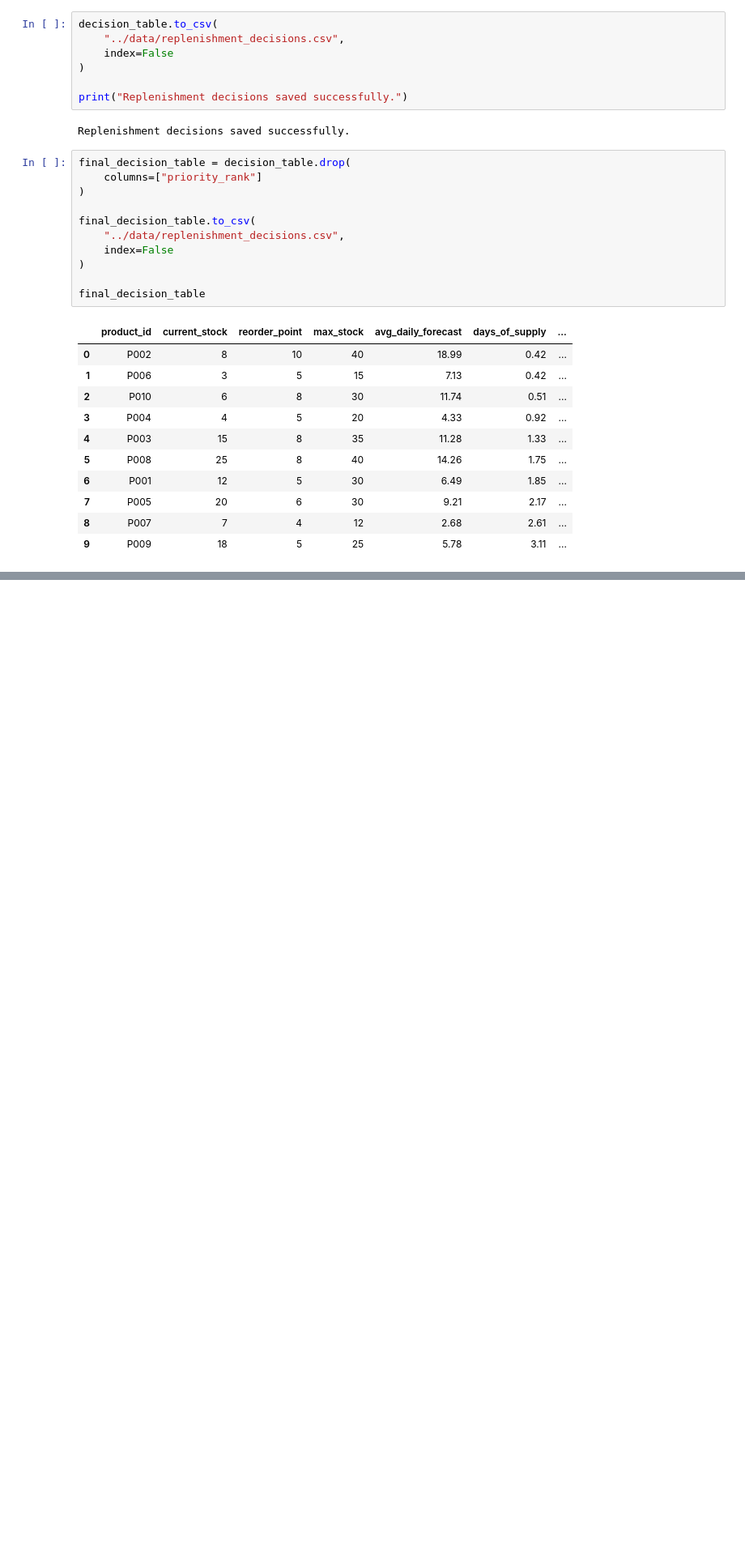
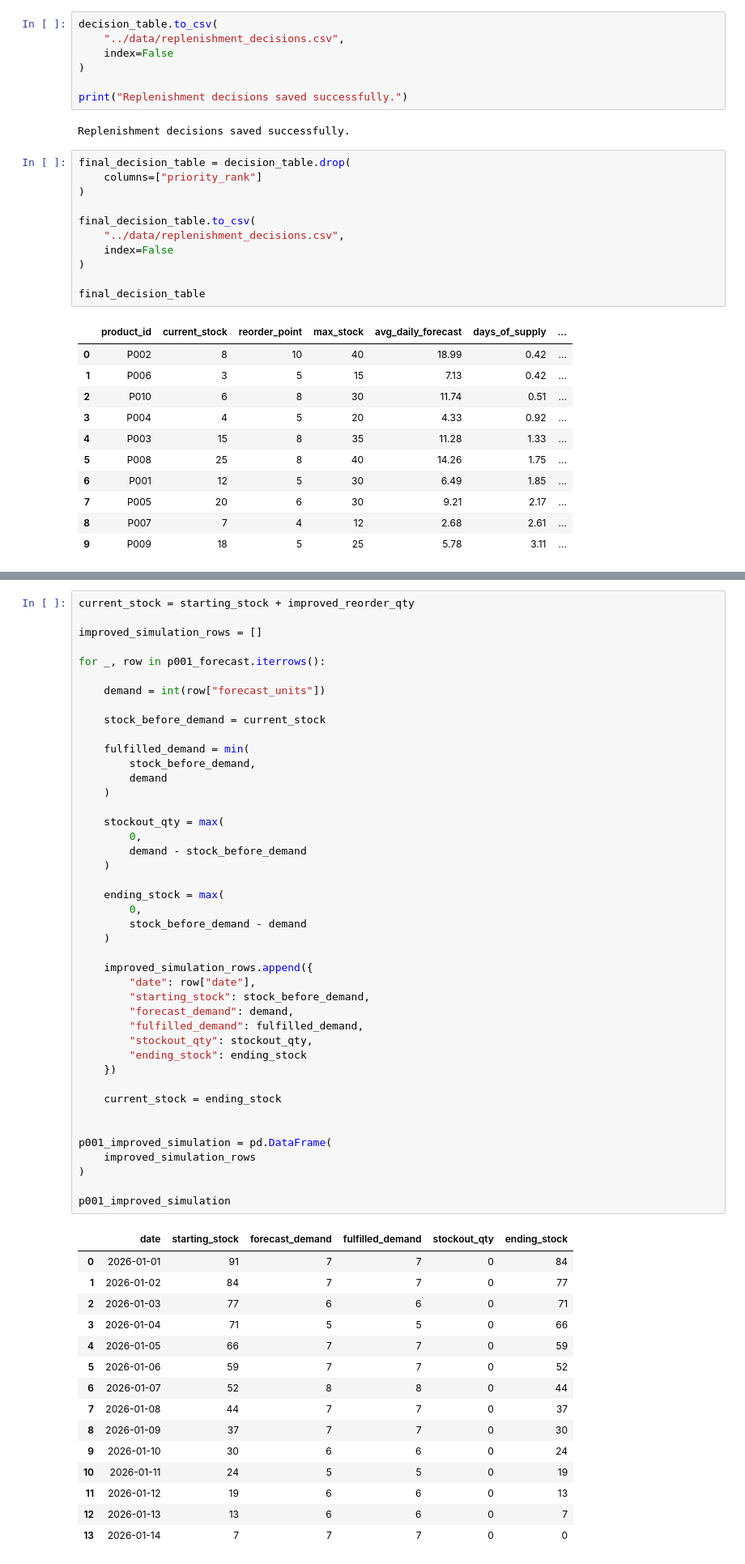
Before and after one commit to youcy03/ai-warehouse-digital-twin, a Jupyter notebook: notebooks/03_demand_forecasting.ipynb, the cells around one changed output, grey strips where cells are left out. Shown at 81% size. Drawn from its saved outputs; the diff is of its cells as text; blank space fills up the shorter version.

```diff
--- a/notebooks/03_demand_forecasting.ipynb
+++ b/notebooks/03_demand_forecasting.ipynb
@@ -1466,0 +1791,59 @@ final_decision_table
+# %%
+current_stock = starting_stock + improved_reorder_qty
+
+improved_simulation_rows = []
+
+for _, row in p001_forecast.iterrows():
+
+    demand = int(row["forecast_units"])
+
+    stock_before_demand = current_stock
+
+    fulfilled_demand = min(
+        stock_before_demand,
+        demand
+    )
+
+    stockout_qty = max(
+        0,
+        demand - stock_before_demand
+    )
+
+    ending_stock = max(
+        0,
+        stock_before_demand - demand
+    )
+
+    improved_simulation_rows.append({
+        "date": row["date"],
+        "starting_stock": stock_before_demand,
+        "forecast_demand": demand,
+        "fulfilled_demand": fulfilled_demand,
+        "stockout_qty": stockout_qty,
+        "ending_stock": ending_stock
+    })
+
+    current_stock = ending_stock
+
+
+p001_improved_simulation = pd.DataFrame(
+    improved_simulation_rows
+)
+
+p001_improved_simulation
+# %% [output]
+|  | date | starting_stock | forecast_demand | fulfilled_demand | stockout_qty | ending_stock |
+| 0 | 2026-01-01 | 91 | 7 | 7 | 0 | 84 |
+| 1 | 2026-01-02 | 84 | 7 | 7 | 0 | 77 |
+| 2 | 2026-01-03 | 77 | 6 | 6 | 0 | 71 |
+| 3 | 2026-01-04 | 71 | 5 | 5 | 0 | 66 |
+| 4 | 2026-01-05 | 66 | 7 | 7 | 0 | 59 |
+| 5 | 2026-01-06 | 59 | 7 | 7 | 0 | 52 |
+| 6 | 2026-01-07 | 52 | 8 | 8 | 0 | 44 |
+| 7 | 2026-01-08 | 44 | 7 | 7 | 0 | 37 |
+| 8 | 2026-01-09 | 37 | 7 | 7 | 0 | 30 |
+| 9 | 2026-01-10 | 30 | 6 | 6 | 0 | 24 |
+| 10 | 2026-01-11 | 24 | 5 | 5 | 0 | 19 |
+| 11 | 2026-01-12 | 19 | 6 | 6 | 0 | 13 |
+| 12 | 2026-01-13 | 13 | 6 | 6 | 0 | 7 |
+| 13 | 2026-01-14 | 7 | 7 | 7 | 0 | 0 |
```
Also changed, not shown: parts of 33 cells of this notebook, 4 other files.
